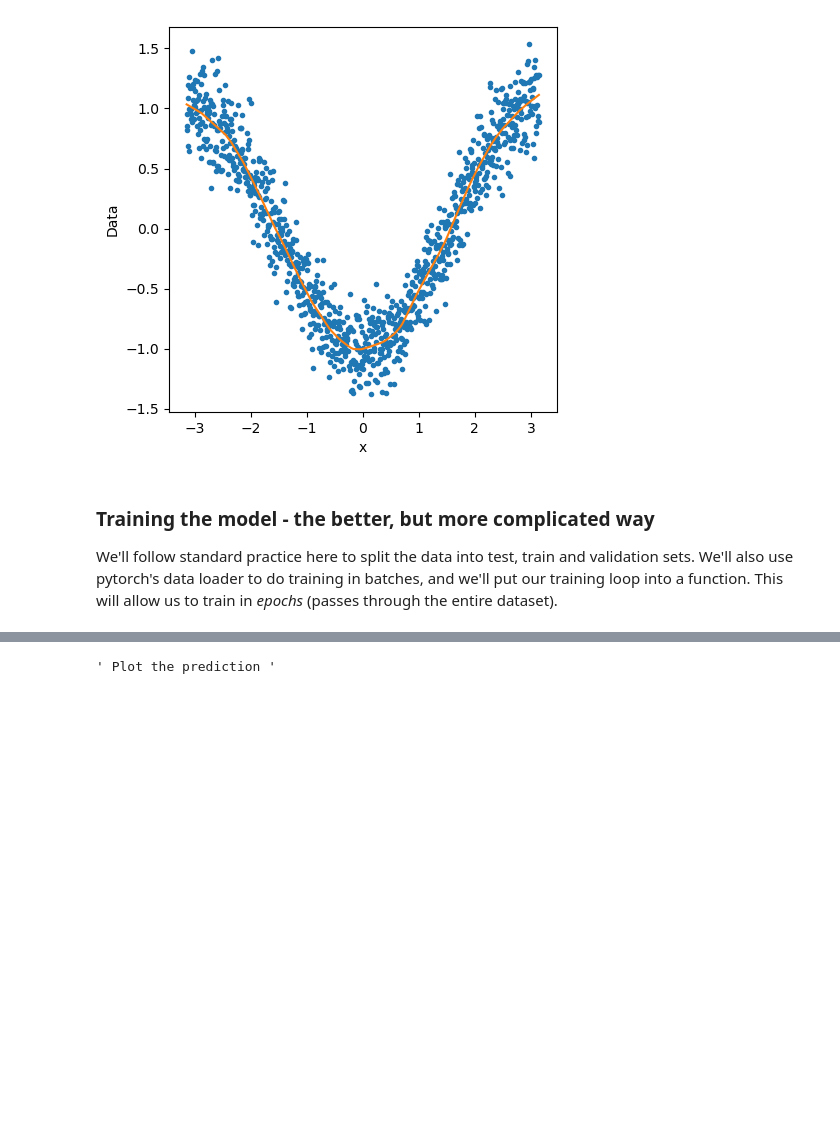
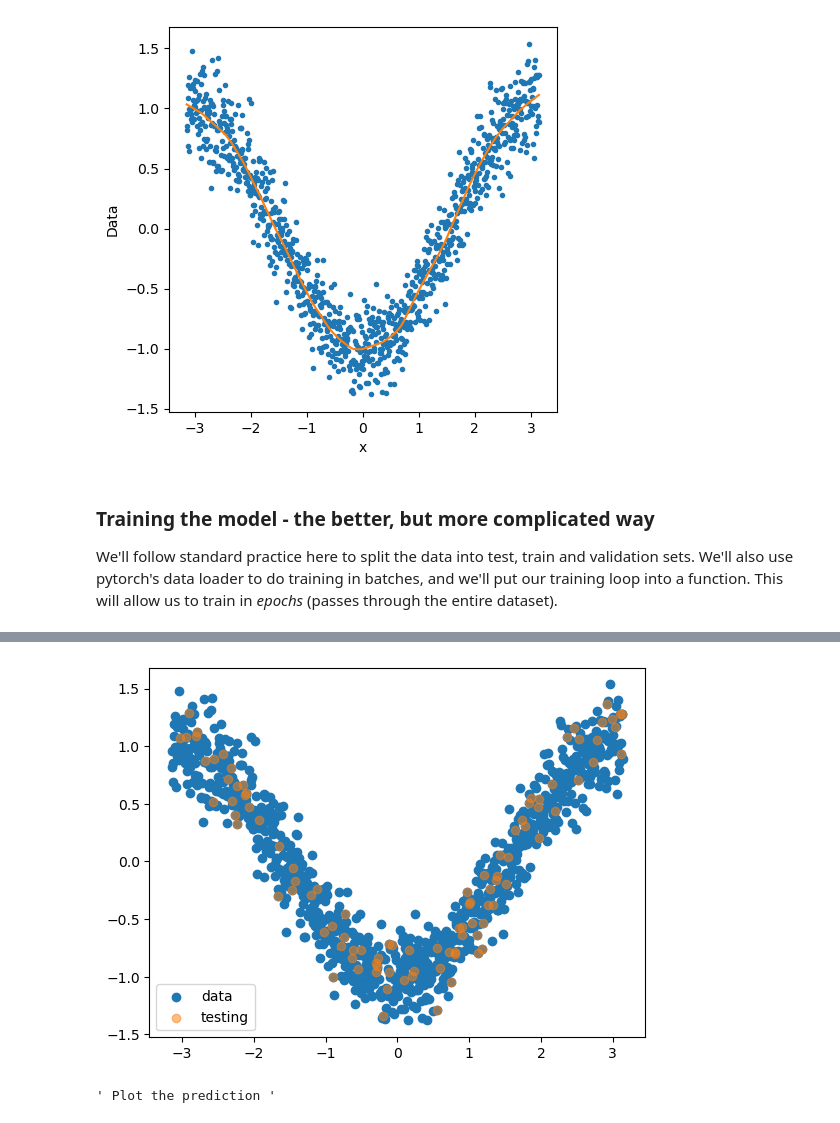
Before and after one commit to taobrienlbl/advanced_earth_science_data_analysis, a Jupyter notebook: lessons/07_machine_learning_intro/in_class_solutions/07_workalong01_machine_learning_basics.ipynb, the cells around one changed output, grey strips where cells are left out. Cells and saved outputs as stored; diff of their text form; code cells hidden in the pictures; blank space fills up the shorter version.

```diff
--- a/lessons/07_machine_learning_intro/in_class_solutions/07_workalong01_machine_learning_basics.ipynb
+++ b/lessons/07_machine_learning_intro/in_class_solutions/07_workalong01_machine_learning_basics.ipynb
@@ -303,3 +429,13 @@ NameError: name 'torch' is not defined
+# %%
+fig, ax = plt.subplots()
+
+ax.scatter(x, noisy_data, label = "data")
+ax.scatter(x[i_test], noisy_data[i_test], label = "testing", alpha = 0.5)
+
+ax.legend()
+plt.show()
+# %% [output]
+[figure, added]
 # %%
 """ Plot the prediction """
 # %% [output]
```
Also changed, not shown: parts of 4 cells of this notebook.
